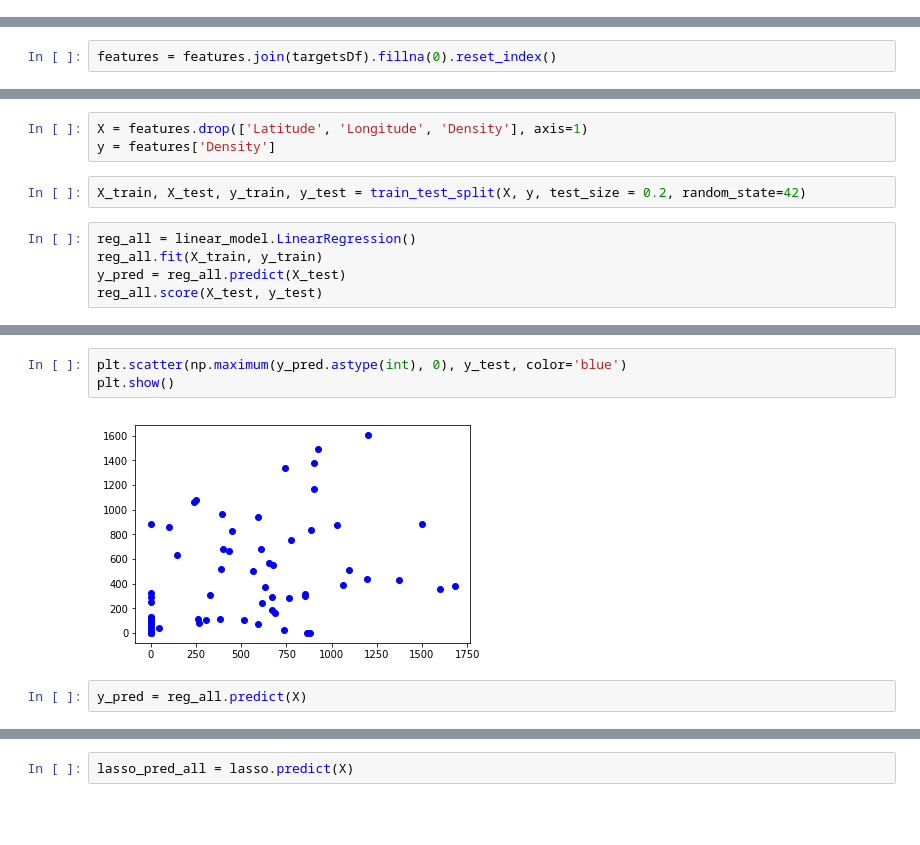
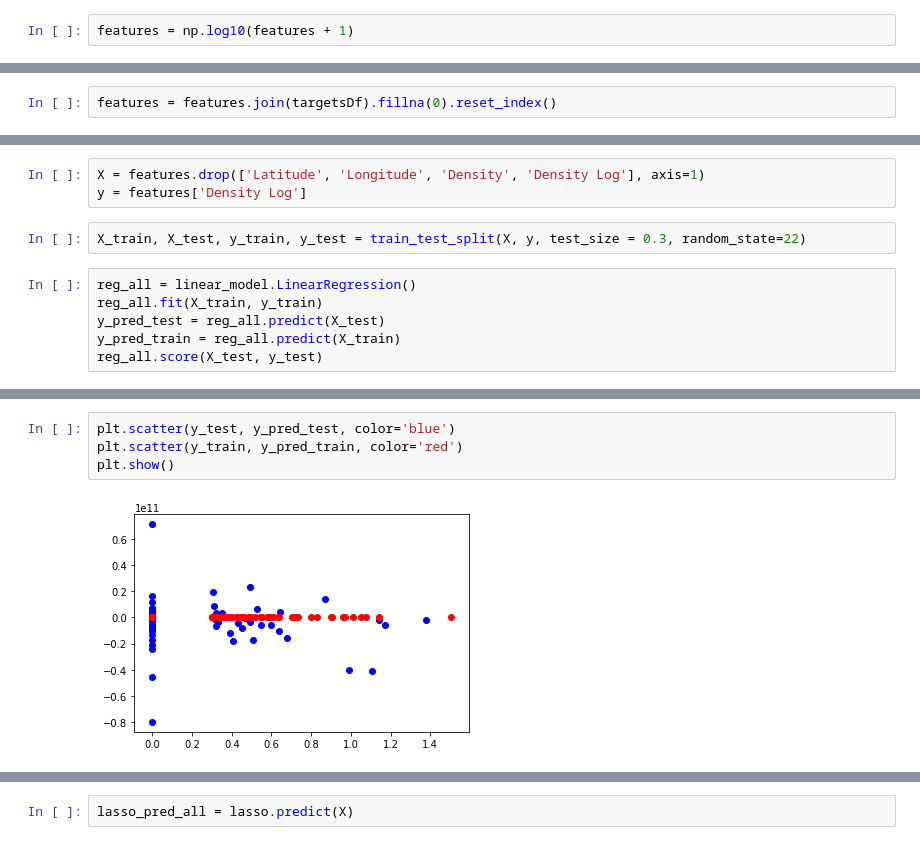
Before and after one commit to MattCommon/coursera-ibm-applied-data-science, a Jupyter notebook: Capstone Project.ipynb, the cells around one changed output, grey strips where cells are left out. Drawn from its saved outputs; the diff is of its cells as text; blank space fills up the shorter version.

```diff
--- a/Capstone Project.ipynb
+++ b/Capstone Project.ipynb
@@ -366,0 +369,2 @@ third  seven  89
+# %%
+features = np.log10(features + 1)
@@ -369,11 +399,12 @@ features = features.join(targetsDf).fillna(0).reset_index()
 # %%
-X = features.drop(['Latitude', 'Longitude', 'Density'], axis=1)
-y = features['Density']
+X = features.drop(['Latitude', 'Longitude', 'Density', 'Density Log'], axis=1)
+y = features['Density Log']
 # %%
-X_train, X_test, y_train, y_test = train_test_split(X, y, test_size = 0.2, random_state=42)
+X_train, X_test, y_train, y_test = train_test_split(X, y, test_size = 0.3, random_state=22)
 # %%
 reg_all = linear_model.LinearRegression()
 reg_all.fit(X_train, y_train)
-y_pred = reg_all.predict(X_test)
+y_pred_test = reg_all.predict(X_test)
+y_pred_train = reg_all.predict(X_train)
 reg_all.score(X_test, y_test)
 # %% [output]
@@ -411,7 +431,6 @@ array([ 189.,  937.,  312., 1493.,   74.,  287.,  106.,  441.,  862.,
 # %%
-plt.scatter(np.maximum(y_pred.astype(int), 0), y_test, color='blue')
+plt.scatter(y_test, y_pred_test, color='blue')
+plt.scatter(y_train, y_pred_train, color='red')
 plt.show()
 # %% [output]
-[figure, old version]
+[figure, new version]
-# %%
-y_pred = reg_all.predict(X)
```
Also changed, not shown: parts of 51 cells of this notebook.
